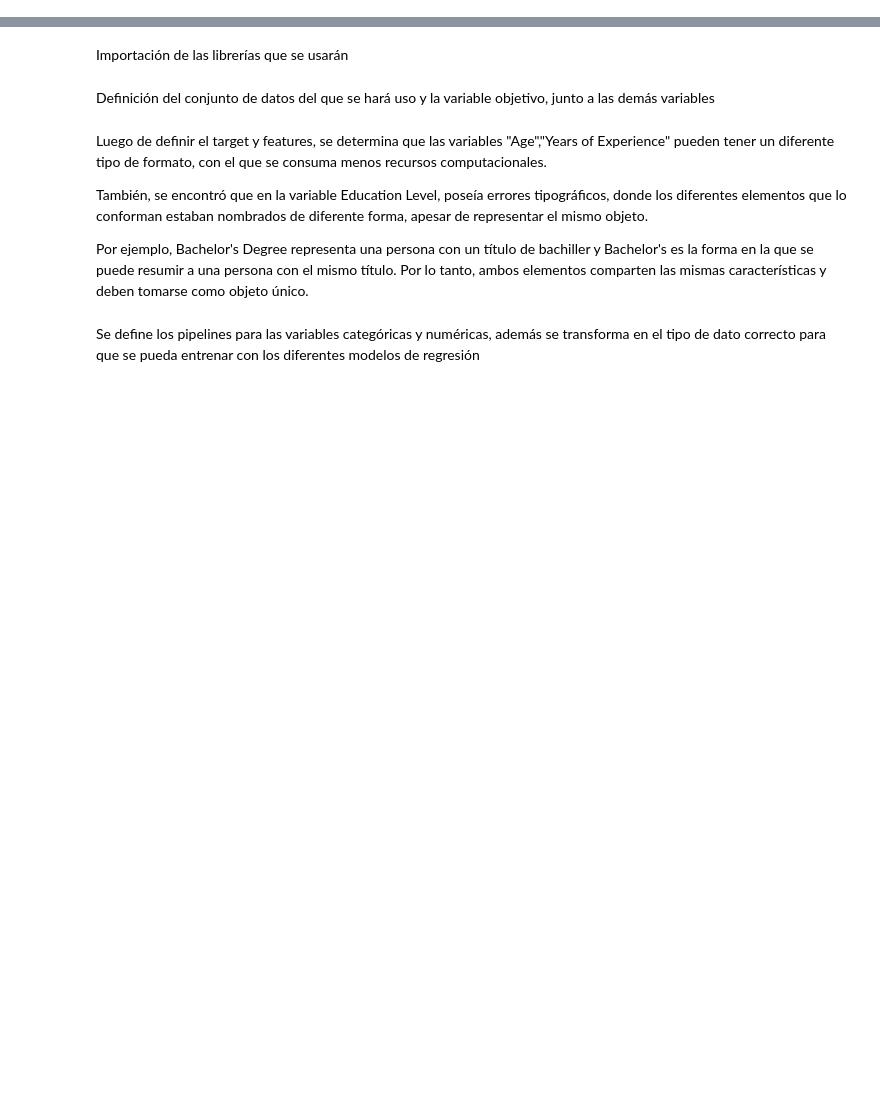
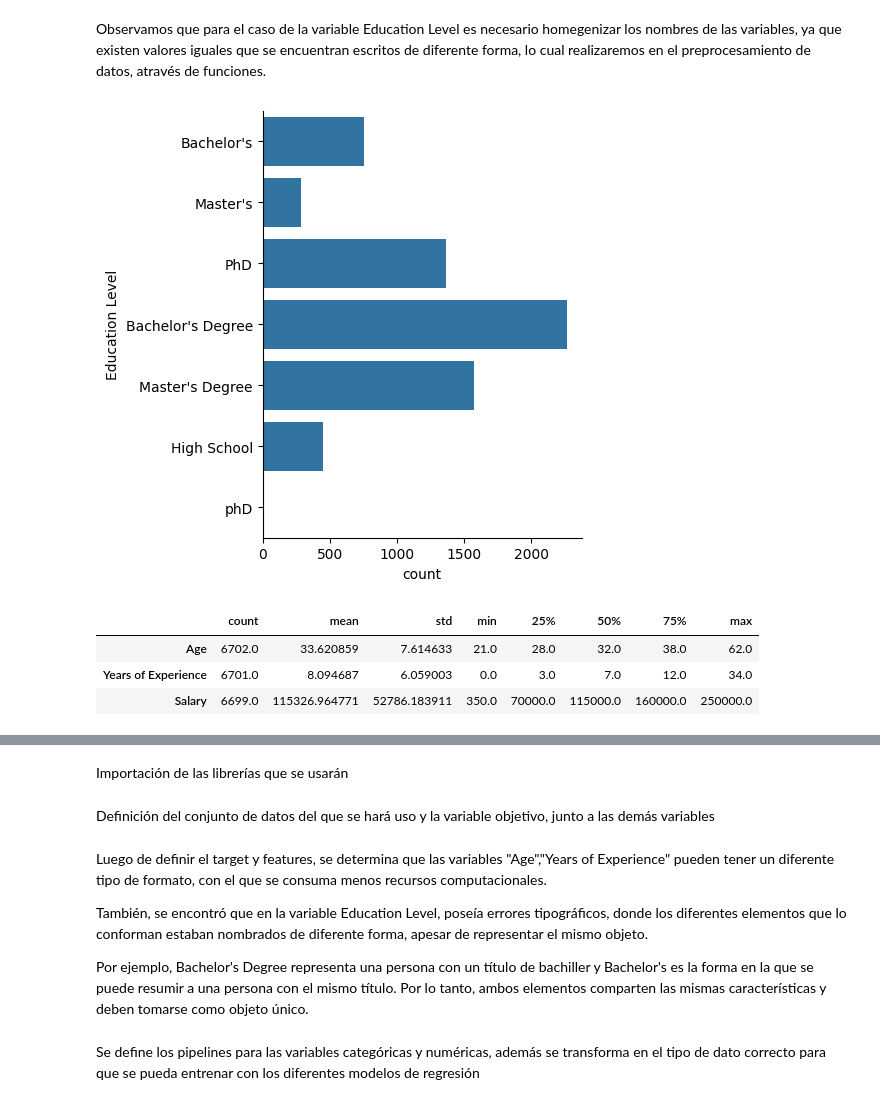
Before and after one commit to Santiagosphysics/Prediccion-salarios, a Jupyter notebook: jupyter_notebook.ipynb, the cells around one changed output, grey strips where cells are left out. Cells and saved outputs as stored; diff of their text form; code cells hidden in the pictures; blank space fills up the shorter version.

```diff
--- a/jupyter_notebook.ipynb
+++ b/jupyter_notebook.ipynb
@@ -0,0 +44,3 @@
+# %%
+df= pd.read_csv('Salary_Data.csv')
+df.head()
@@ -0,0 +100,16 @@
+# %% [markdown]
+Observamos que para el caso de la variable Education Level es necesario homegenizar los nombres de las variables, ya que existen valores iguales que se encuentran escritos de diferente forma, lo cual realizaremos en el preprocesamiento de datos, através de funciones.
+# %%
+import seaborn as sns
+import matplotlib.pyplot as plt
+sns.catplot(data=df, y="Education Level", kind="count")
+plt.show()
+# %% [output]
+[figure, added]
+# %%
+df.describe().T
+# %% [output]
+|  | count | mean | std | min | 25% | 50% | 75% | max |
+| Age | 6702.0 | 33.620859 | 7.614633 | 21.0 | 28.0 | 32.0 | 38.0 | 62.0 |
+| Years of Experience | 6701.0 | 8.094687 | 6.059003 | 0.0 | 3.0 | 7.0 | 12.0 | 34.0 |
+| Salary | 6699.0 | 115326.964771 | 52786.183911 | 350.0 | 70000.0 | 115000.0 | 160000.0 | 250000.0 |
```
Also changed, not shown: parts of 21 cells of this notebook.
